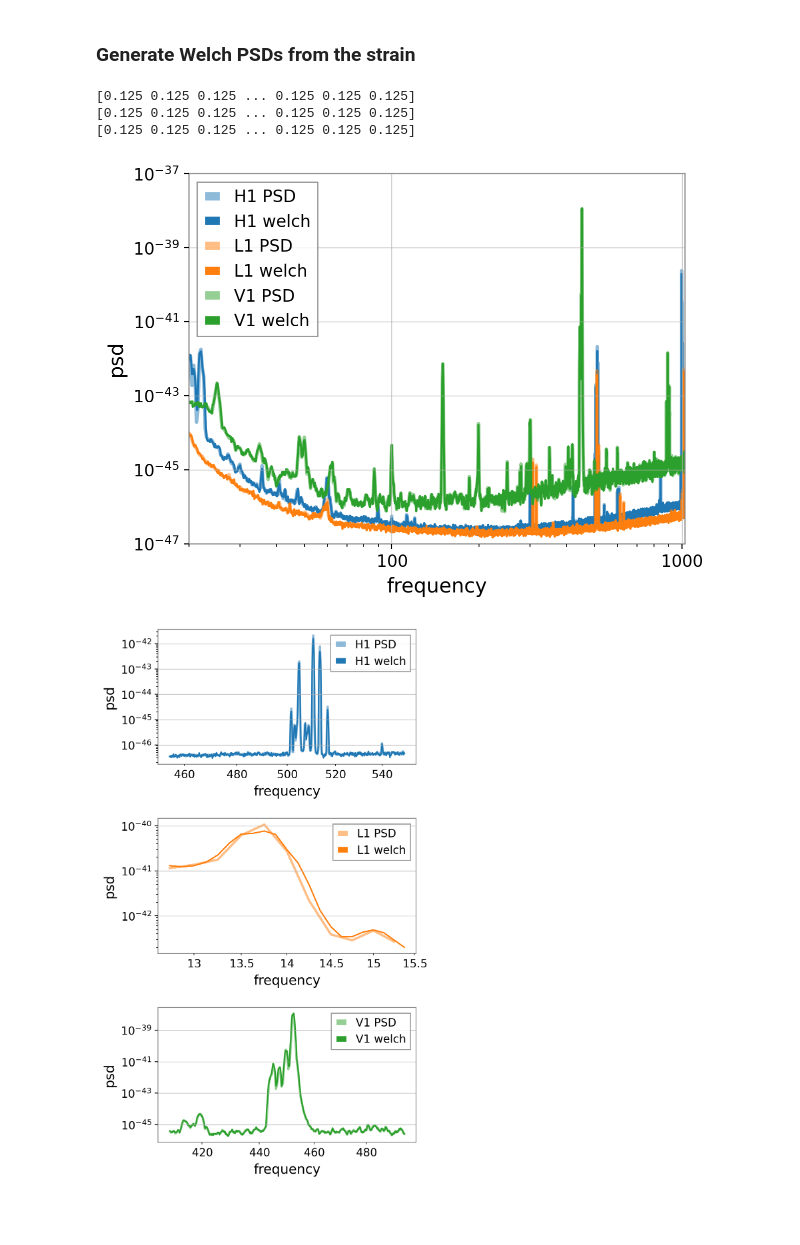
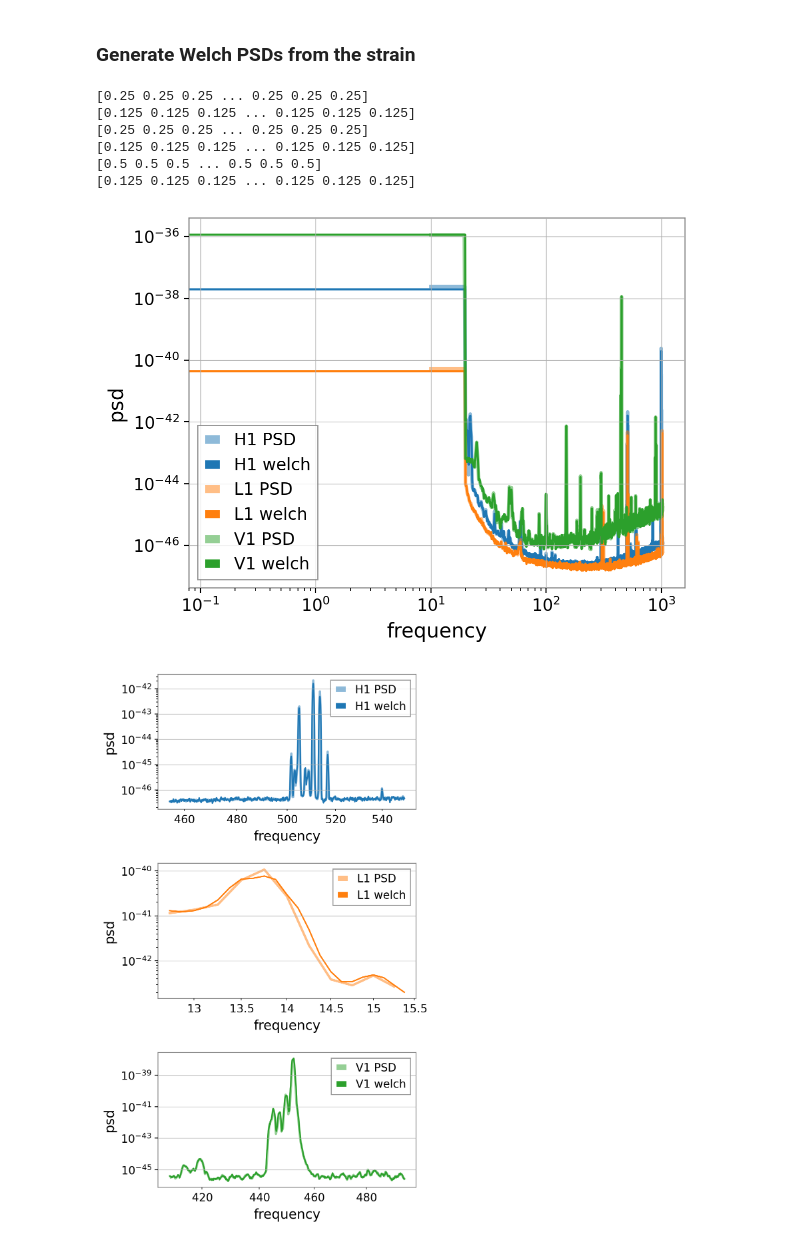
Before and after one commit to simonajmiller/tdinf, a Jupyter notebook: review/fiducial_BBH_IMRPhenomXPHM/input/get_welch_PSD.ipynb, the cells around one changed output. Saved outputs shown, nothing was run; the diff lists cells and outputs as text; code cells hidden in the pictures; blank space fills up the shorter version.

```diff
--- a/review/fiducial_BBH_IMRPhenomXPHM/input/get_welch_PSD.ipynb
+++ b/review/fiducial_BBH_IMRPhenomXPHM/input/get_welch_PSD.ipynb
@@ -159,30 +157,42 @@ for i, ifo in enumerate(lm.ifos):
     freq, psd = sig.welch(data, fs=fs, **kws)
 
     welch_psds[ifo] = np.transpose([freq, psd])
+# %%
+ACF_welch, welch_psds_cond = utils.get_ACF(
+    welch_psds,  ## Pass the welch PSDs here to generate a new ACF
+    lm.time_dict,
+    f_low=lm.f_low,
+    f_max=lm.f_max,
+    return_psds=True
+)
 # %%
 # Plot a comparison
 plt.figure()
 for i, ifo in enumerate(lm.ifos):
 
-    freq, psd = lm.psd_dict[ifo].transpose()
+    freq, psd = lm.conditioned_psd_dict[ifo].transpose()
     plt.loglog(freq, psd, color=f'C{i}', alpha=0.5, lw=2.5, label=ifo+' PSD')
 
-    freq_welch, psd_welch = welch_psds[ifo].transpose()
+    freq_welch, psd_welch = welch_psds_cond[ifo].transpose()
     plt.loglog(freq_welch, psd_welch, color=f'C{i}', label=ifo+' welch')
 
+    print(np.diff(freq))
     print(np.diff(freq_welch))
 
 plt.xlabel('frequency')
 plt.ylabel('psd')
 plt.legend()
-plt.xlim(20,1024)
-plt.ylim(1e-47,1e-37)
+#plt.xlim(10,1024)
+#plt.ylim(1e-47,1e-37)
 plt.show()
 # %% [output]
+[0.25 0.25 0.25 ... 0.25 0.25 0.25]
 [0.125 0.125 0.125 ... 0.125 0.125 0.125]
+[0.25 0.25 0.25 ... 0.25 0.25 0.25]
 [0.125 0.125 0.125 ... 0.125 0.125 0.125]
+[0.5 0.5 0.5 ... 0.5 0.5 0.5]
 [0.125 0.125 0.125 ... 0.125 0.125 0.125]
-[figure, old version]
+[figure, new version]
 # %%
 # Zoom in at certain frequency ranges
 fig, axes = plt.subplots(3,1, figsize=(5,10))
```
Also changed, not shown: parts of 14 cells of this notebook, 1 other file.
